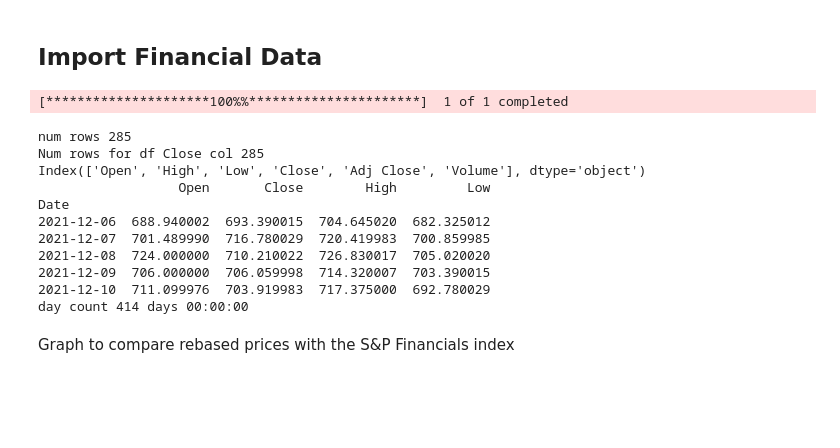
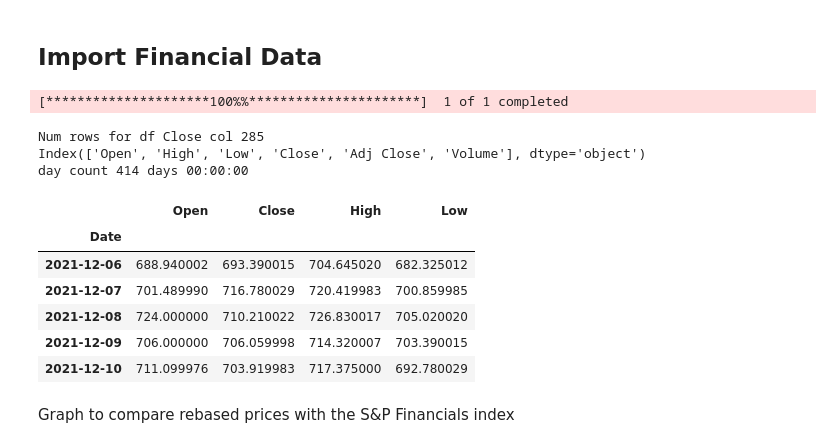
Before and after one commit to sergiosolorzano/financial-asset-gap-risk-nn-prediction, a Jupyter notebook: CNN-share-price-prediction/X-Channel-Images-Project/project_2_channel.ipynb, the cells around one changed output. Saved outputs shown, nothing was run; the diff lists cells and outputs as text; code cells hidden in the pictures; blank space fills up the shorter version.

```diff
--- a/CNN-share-price-prediction/X-Channel-Images-Project/project_2_channel.ipynb
+++ b/CNN-share-price-prediction/X-Channel-Images-Project/project_2_channel.ipynb
@@ -104,19 +120,19 @@ Init Hyper-parameters
 # %%
 #import stock dataset
 stock_dataset_df = import_data.import_dataset(train_stock_ticker, start_date, end_date)
+stock_dataset_df.head()
 # %% [output]
 [*********************100%%**********************]  1 of 1 completed
-num rows 285
 Num rows for df Close col 285
 Index(['Open', 'High', 'Low', 'Close', 'Adj Close', 'Volume'], dtype='object')
-                  Open       Close        High         Low
-Date
-2021-12-06  688.940002  693.390015  704.645020  682.325012
-2021-12-07  701.489990  716.780029  720.419983  700.859985
-2021-12-08  724.000000  710.210022  726.830017  705.020020
-2021-12-09  706.000000  706.059998  714.320007  703.390015
-2021-12-10  711.099976  703.919983  717.375000  692.780029
 day count 414 days 00:00:00
+|  | Open | Close | High | Low |
+| Date |  |  |  |  |
+| 2021-12-06 | 688.940002 | 693.390015 | 704.645020 | 682.325012 |
+| 2021-12-07 | 701.489990 | 716.780029 | 720.419983 | 700.859985 |
+| 2021-12-08 | 724.000000 | 710.210022 | 726.830017 | 705.020020 |
+| 2021-12-09 | 706.000000 | 706.059998 | 714.320007 | 703.390015 |
+| 2021-12-10 | 711.099976 | 703.919983 | 717.375000 | 692.780029 |
 # %% [markdown]
 Graph to compare rebased prices with the S&P Financials index
 # %%
```
Also changed, not shown: parts of 16 cells of this notebook, 13 other files.
